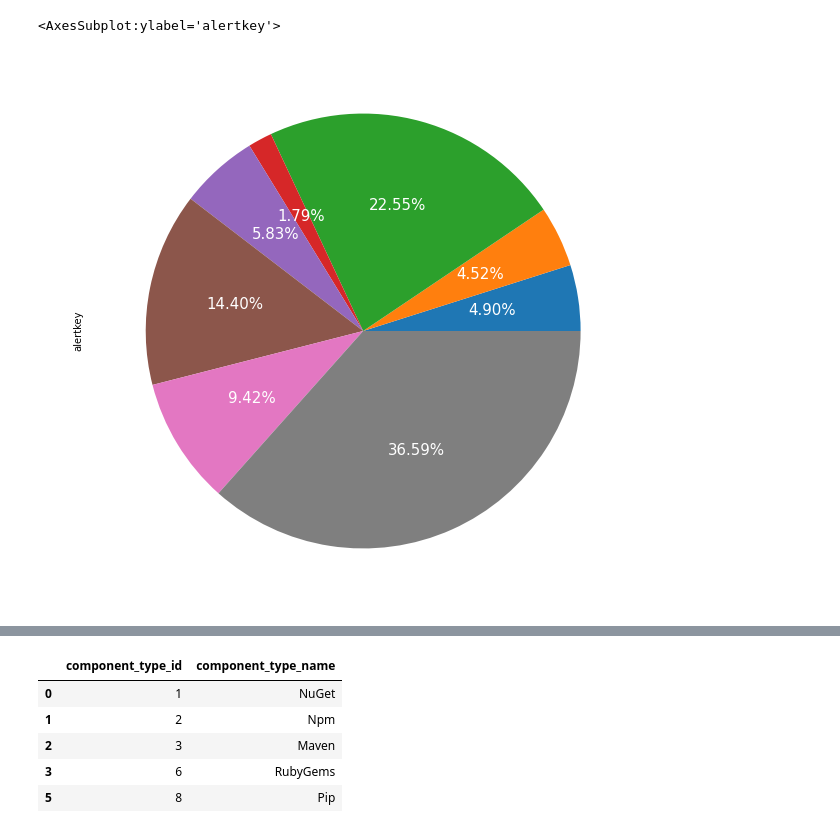
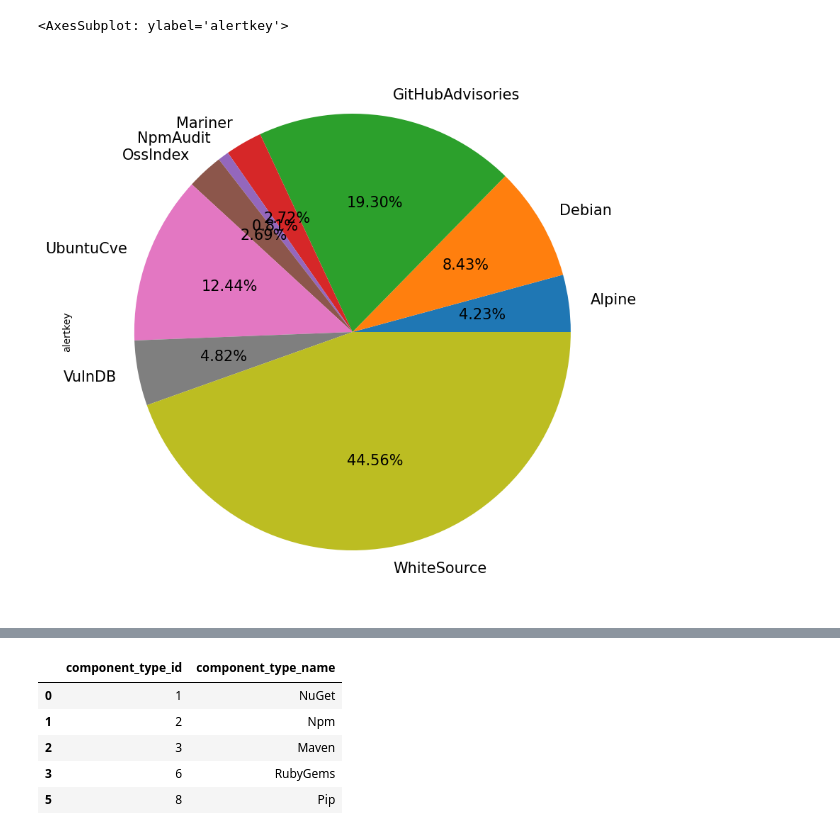
Before and after one commit to jcfiorenzano/data-providers-analysis, a Jupyter notebook: data-providers-analysis.ipynb, the cells around one changed output, grey strips where cells are left out. Saved outputs shown, nothing was run; the diff lists cells and outputs as text; code cells hidden in the pictures.

```diff
--- a/data-providers-analysis.ipynb
+++ b/data-providers-analysis.ipynb
@@ -49,7 +47,7 @@ data_frame.drop('sources', axis=1, inplace=True)
 data_frame = data_frame.merge(sources_df, left_on='alertkey', right_on='alertkey')
 # %%
 # Alerts distribution by data providers
-data_frame[data_frame['component_type'] != 9].groupby('source')['alertkey'] .count() .plot(kind='pie', textprops={'fontsize':15, 'color':'white'}, figsize=(10,10), autopct='%1.2f%%')
+data_frame.groupby('source')['alertkey'] .count() .plot(kind='pie', textprops={'fontsize':15, 'color':'black'}, figsize=(10,10), autopct='%1.2f%%')
 # %% [output]
-<AxesSubplot:ylabel='alertkey'>
+<AxesSubplot: ylabel='alertkey'>
-[figure, old version]
+[figure, new version]
```
Also changed, not shown: parts of 22 cells of this notebook, 4 other files.
